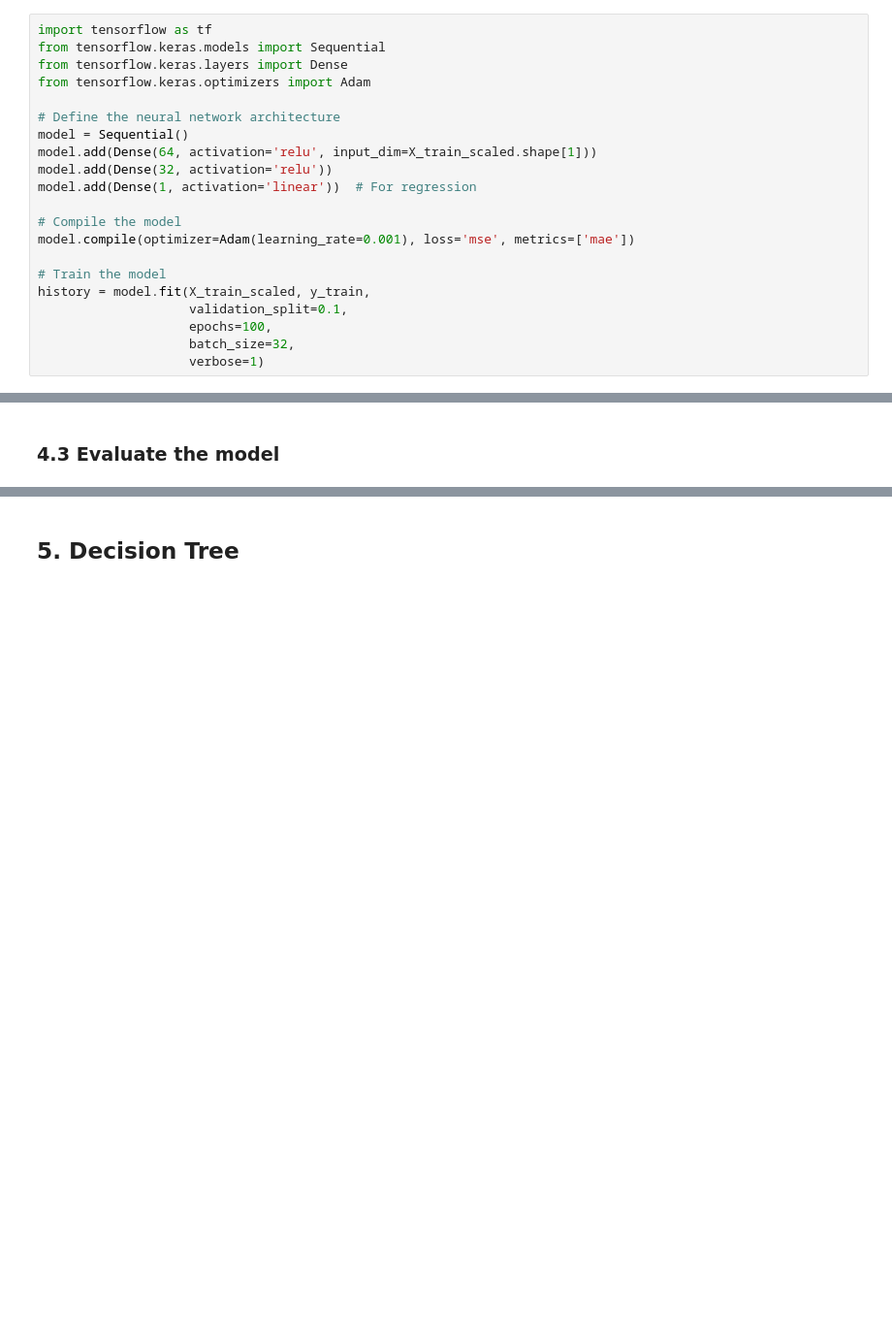
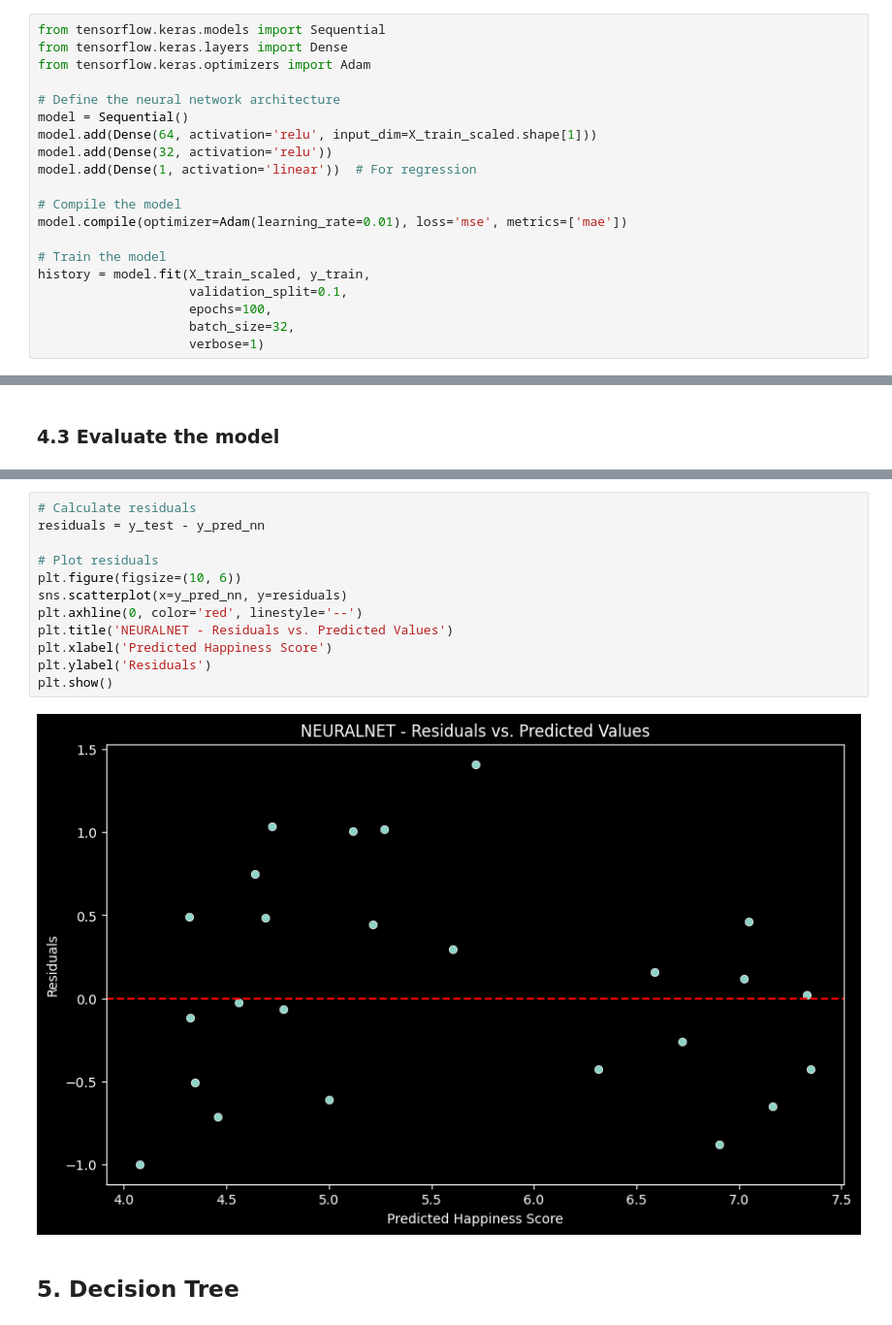
Before and after one commit to Zafewood/ME276DS-SDSE-The-Happiness-Project, a Jupyter notebook: data_analysis.ipynb, the cells around one changed output, grey strips where cells are left out. Shown at 97% size. Saved outputs shown, nothing was run; the diff lists cells and outputs as text; blank space fills up the shorter version.

```diff
--- a/data_analysis.ipynb
+++ b/data_analysis.ipynb
@@ -245,7 +242,6 @@ TypeError: StandardScaler.transform() missing 1 required positional argument: 'X
 # %% [markdown]
 ### 4.2 Train the model
 # %%
-import tensorflow as tf
 from tensorflow.keras.models import Sequential
 from tensorflow.keras.layers import Dense
 from tensorflow.keras.optimizers import Adam
@@ -257,7 +253,7 @@ model.add(Dense(32, activation='relu'))
 model.add(Dense(1, activation='linear'))  # For regression
 
 # Compile the model
-model.compile(optimizer=Adam(learning_rate=0.001), loss='mse', metrics=['mae'])
+model.compile(optimizer=Adam(learning_rate=0.01), loss='mse', metrics=['mae'])
 
 # Train the model
 history = model.fit(X_train_scaled, y_train,
@@ -290,2 +309,16 @@ print("R-squared:", r2_nn)
+# %%
+# Calculate residuals
+residuals = y_test - y_pred_nn
+
+# Plot residuals
+plt.figure(figsize=(10, 6))
+sns.scatterplot(x=y_pred_nn, y=residuals)
+plt.axhline(0, color='red', linestyle='--')
+plt.title('NEURALNET - Residuals vs. Predicted Values')
+plt.xlabel('Predicted Happiness Score')
+plt.ylabel('Residuals')
+plt.show()
+# %% [output]
+[figure, added]
 # %% [markdown]
 ## 5. Decision Tree
```
Also changed, not shown: parts of 33 cells of this notebook, 5 other files.
